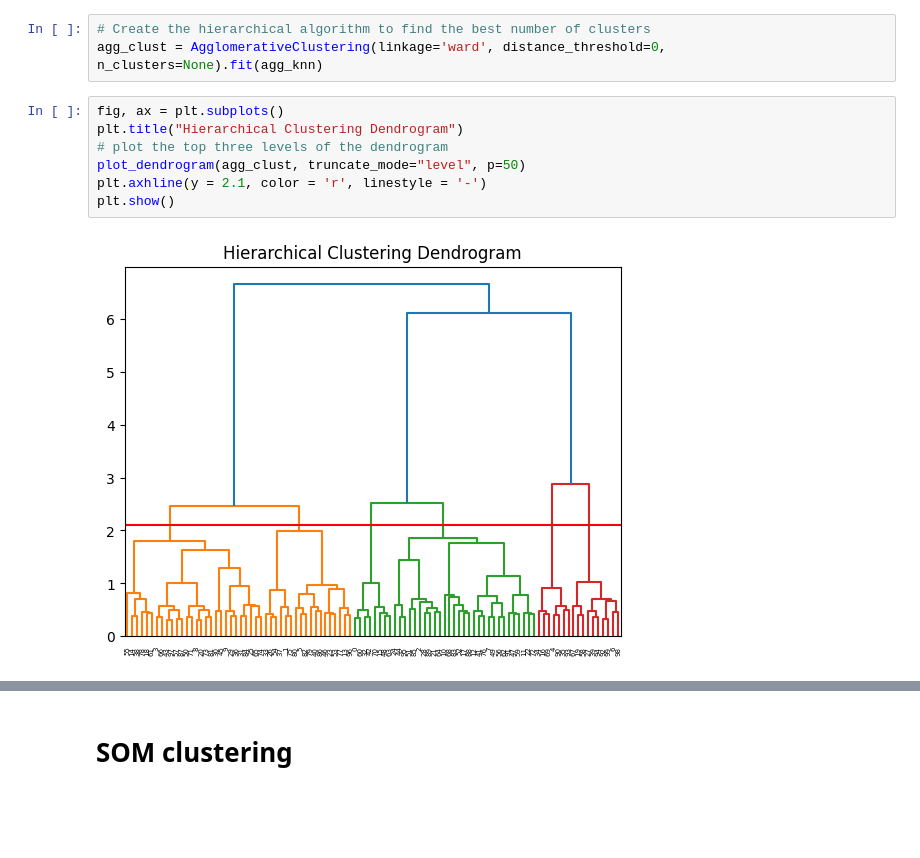
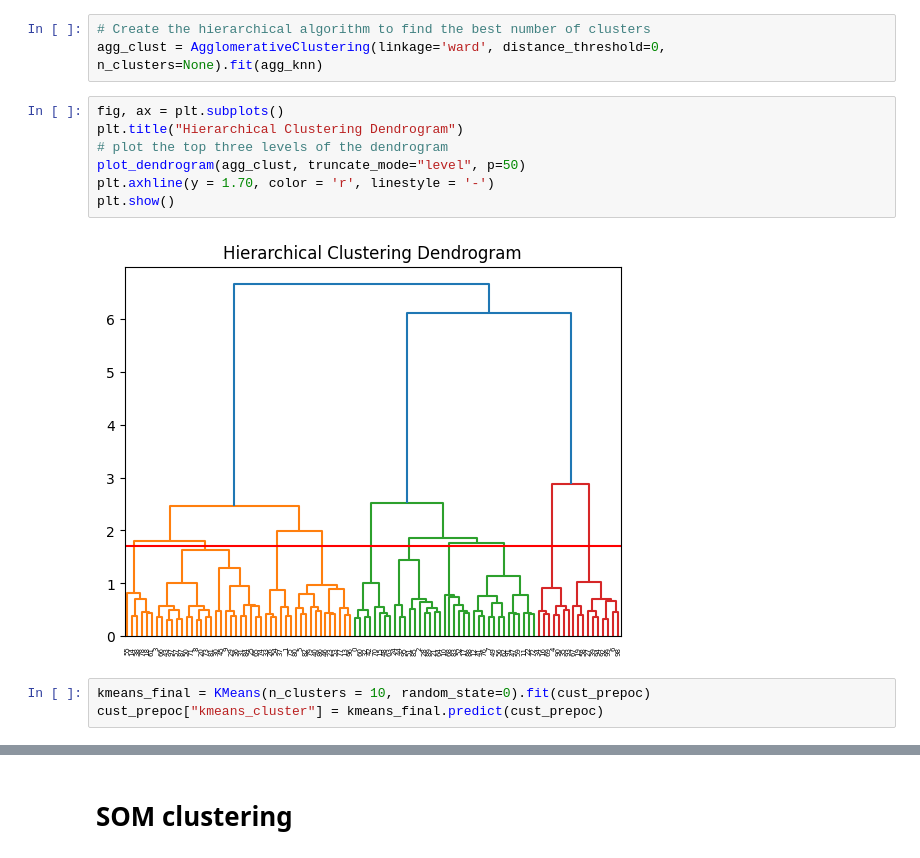
Before and after one commit to JoaoF7/Project-ML, a Jupyter notebook: Preprocessing.ipynb, the cells around one changed output, grey strips where cells are left out. Saved outputs shown, nothing was run; the diff lists cells and outputs as text; blank space fills up the shorter version.

```diff
--- a/Preprocessing.ipynb
+++ b/Preprocessing.ipynb
@@ -314,9 +314,12 @@ agg_clust = AgglomerativeClustering(linkage='ward', distance_threshold=0, n_clus
 # %%
 fig, ax = plt.subplots()
 plt.title("Hierarchical Clustering Dendrogram")
 # plot the top three levels of the dendrogram
 plot_dendrogram(agg_clust, truncate_mode="level", p=50)
-plt.axhline(y = 2.1, color = 'r', linestyle = '-')
+plt.axhline(y = 1.70, color = 'r', linestyle = '-')
 plt.show()
 # %% [output]
-[figure, old version]
+[figure, new version]
+# %%
+kmeans_final = KMeans(n_clusters = 10, random_state=0).fit(cust_prepoc)
+cust_prepoc["kmeans_cluster"] = kmeans_final.predict(cust_prepoc)
```
Also changed, not shown: parts of 16 cells of this notebook.
